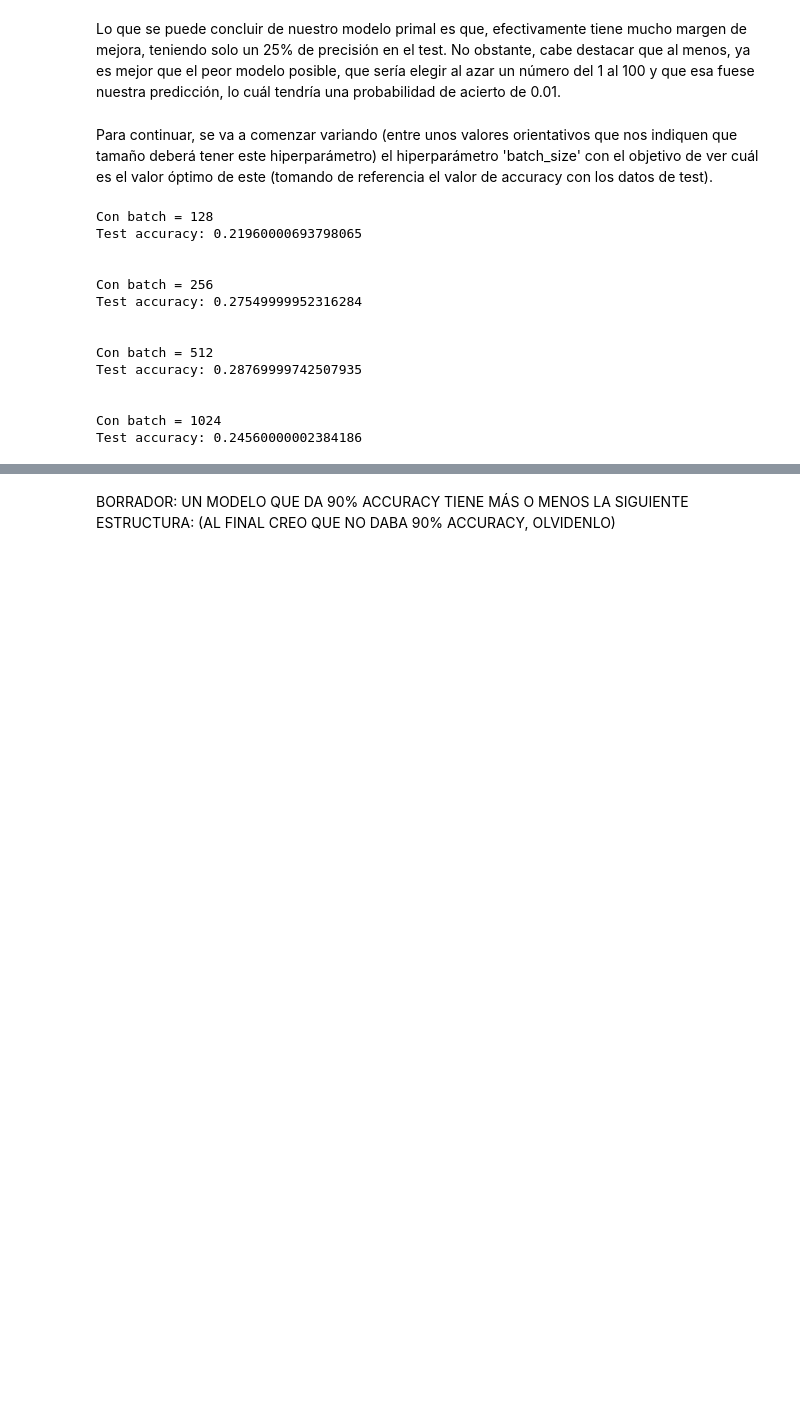
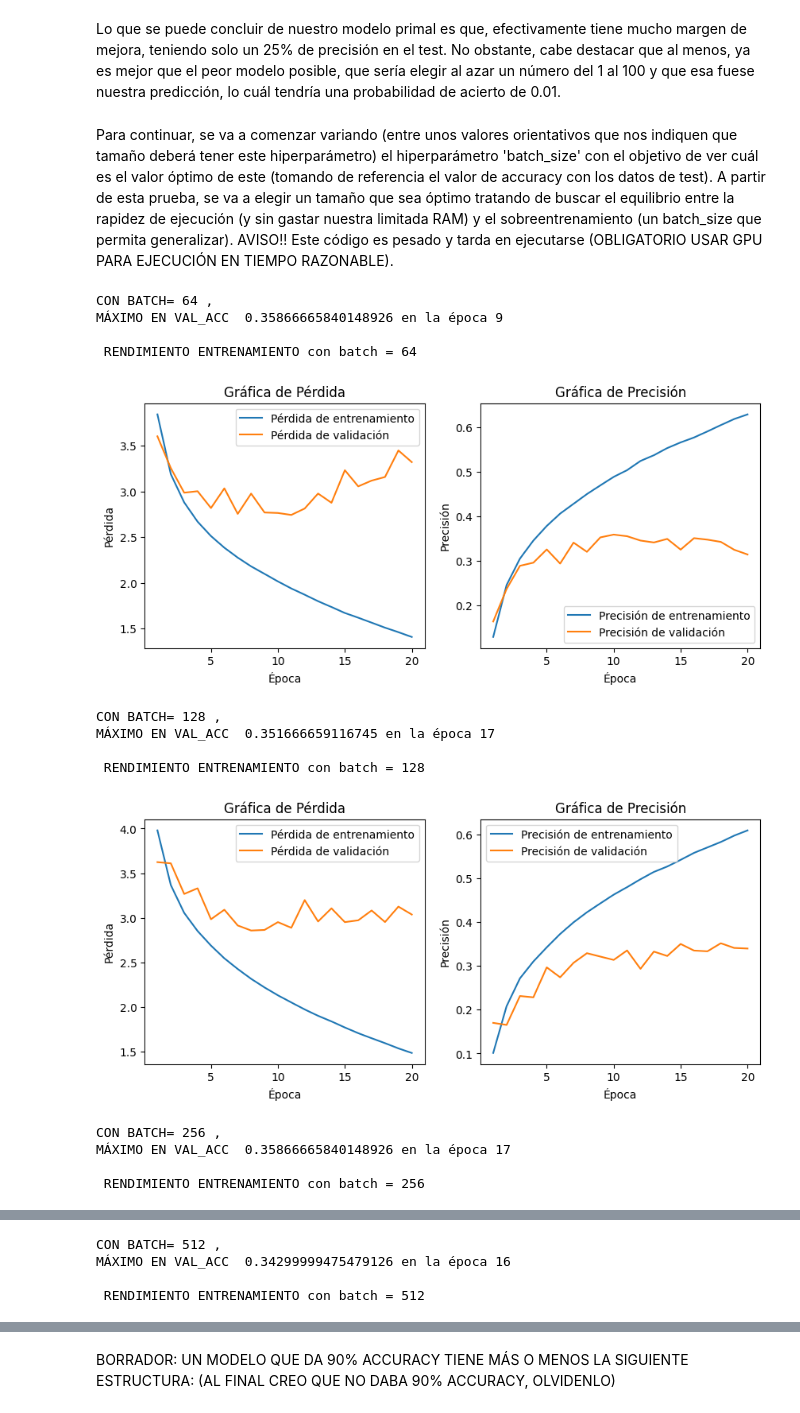
Before and after one commit to 9105507/APRENDIZAJE_AUTOMATICO_23_24, a Jupyter notebook: AA_PRACTICA3_GRUPO_7.ipynb, the cells around one changed output, grey strips where cells are left out. Cells and saved outputs as stored; diff of their text form; code cells hidden in the pictures; blank space fills up the shorter version.

```diff
--- a/AA_PRACTICA3_GRUPO_7.ipynb
+++ b/AA_PRACTICA3_GRUPO_7.ipynb
@@ -533,7 +533,7 @@ model.compile(loss='categorical_crossentropy',
               optimizer='rmsprop',
               metrics=['accuracy'])
 
-history = model.fit(Xnorm, y_categorical,
+model.fit(Xnorm, y_categorical,
           batch_size=100,
           epochs=5,
           verbose=1)
@@ -557,54 +558,52 @@ Test accuracy: 0.19200000166893005
 # %% [markdown]
 Lo que se puede concluir de nuestro modelo primal es que, efectivamente tiene mucho margen de mejora, teniendo solo un 25% de precisión en el test. No obstante, cabe destacar que al menos, ya es mejor que el peor modelo posible, que sería elegir al azar un número del 1 al 100 y que esa fuese nuestra predicción, lo cuál tendría una probabilidad de acierto de 0.01.
 # %% [markdown]
-Para continuar, se va a comenzar variando (entre unos valores orientativos que nos indiquen que tamaño deberá tener este hiperparámetro) el hiperparámetro 'batch_size' con el objetivo de ver cuál es el valor óptimo de este (tomando de referencia el valor de accuracy con los datos de test).
+Para continuar, se va a comenzar variando (entre unos valores orientativos que nos indiquen que tamaño deberá tener este hiperparámetro) el hiperparámetro 'batch_size' con el objetivo de ver cuál es el valor óptimo de este (tomando de referencia el valor de accuracy con los datos de test). A partir de esta prueba, se va a elegir un tamaño que sea óptimo tratando de buscar el equilibrio entre la rapidez de ejecución (y sin gastar nuestra limitada RAM) y el sobreentrenamiento (un batch_size que permita generalizar). AVISO!! Este código es pesado y tarda en ejecutarse (OBLIGATORIO USAR GPU PARA EJECUCIÓN EN TIEMPO RAZONABLE).
 # %%
 import matplotlib.pyplot as plt
 
 # Lista de tamaños de lote que deseas probar
 batch_sizes = [64, 128, 256, 512]
-
-# Diccionario para almacenar los historiales de entrenamiento
-histories = {}
 
 # Iterar sobre diferentes tamaños de lote
 for batch_size in batch_sizes:
     gc.collect()  # LIMPIA BASURA
     model = Sequential()
     model.add(Conv2D(32, (5, 5), activation='relu', input_shape=(32, 32, 3)))
     model.add(MaxPooling2D((2, 2)))
     model.add(Conv2D(64, (5, 5), activation='relu'))
     model.add(MaxPooling2D((2, 2)))
     model.add(Flatten())
     model.add(Dense(100, activation='softmax'))
     model.compile(loss='categorical_crossentropy',
                   optimizer='rmsprop',
                   metrics=['accuracy'])
 
     # Entrenar el modelo y almacenar el historial en el diccionario
-    history = model.fit(test_X, test_y,
+    history = model.fit(train_X, train_y,
                         batch_size=batch_size,
-                        epochs=15,
-                        verbose=0)
+                        epochs=20,
+                        verbose=0, validation_data=(val_X, val_y))
 
     train_loss = history.history['loss']
     train_acc = history.history['accuracy']
     val_loss = history.history['val_loss']
     val_acc = history.history['val_accuracy']
+    print('\nCON BATCH=',batch_size,',\nMÁXIMO EN VAL_ACC ',max(val_acc), 'en la época', val_acc.index(max(val_acc)))
     print('\n RENDIMIENTO ENTRENAMIENTO con batch =',batch_size)
     evaluar_rendimiento_validacion(train_loss,train_acc, val_loss, val_acc)
 # %% [output]
-Con batch = 128
-Test accuracy: 0.21960000693798065
+CON BATCH= 64 ,
+MÁXIMO EN VAL_ACC  0.35866665840148926 en la época 9
 
-
-Con batch = 256
-Test accuracy: 0.27549999952316284
-
-
-Con batch = 512
-Test accuracy: 0.28769999742507935
-
-
-Con batch = 1024
-Test accuracy: 0.24560000002384186
+ RENDIMIENTO ENTRENAMIENTO con batch = 64
+[figure, added]
+CON BATCH= 128 ,
+MÁXIMO EN VAL_ACC  0.351666659116745 en la época 17
+
+ RENDIMIENTO ENTRENAMIENTO con batch = 128
+[figure, added]
+CON BATCH= 256 ,
+MÁXIMO EN VAL_ACC  0.35866665840148926 en la época 17
+
+ RENDIMIENTO ENTRENAMIENTO con batch = 256
@@ -610,0 +611,4 @@ Test accuracy: 0.24560000002384186
+CON BATCH= 512 ,
+MÁXIMO EN VAL_ACC  0.34299999475479126 en la época 16
+
+ RENDIMIENTO ENTRENAMIENTO con batch = 512
```
Also changed, not shown: parts of 9 cells of this notebook.
